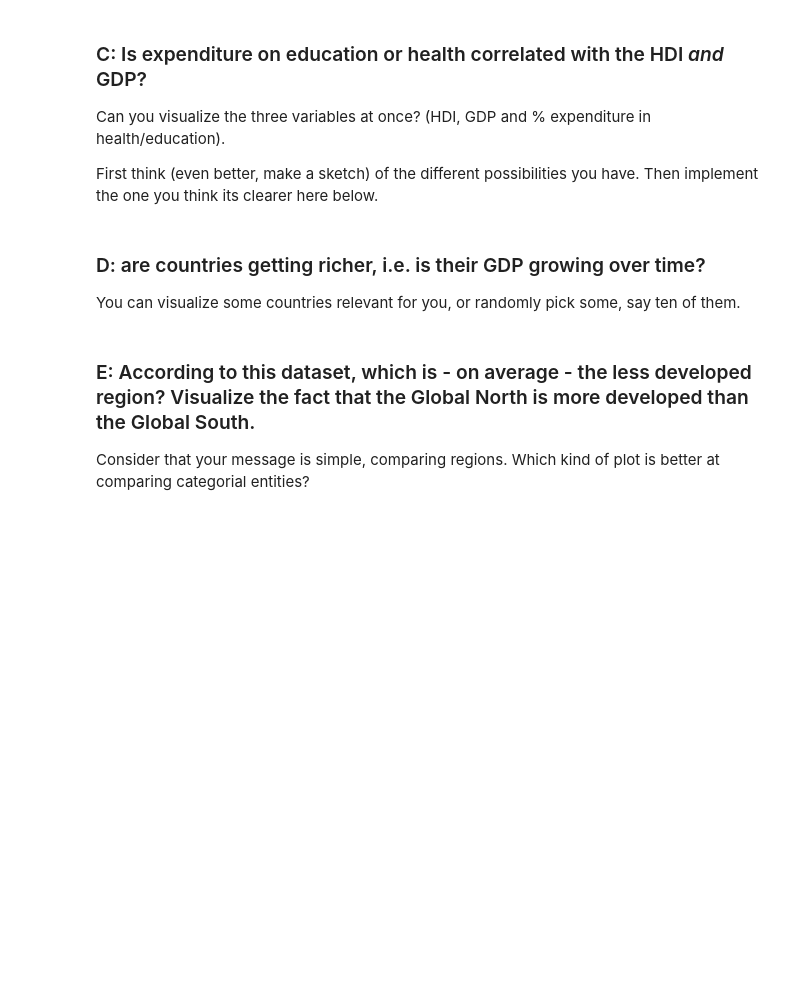
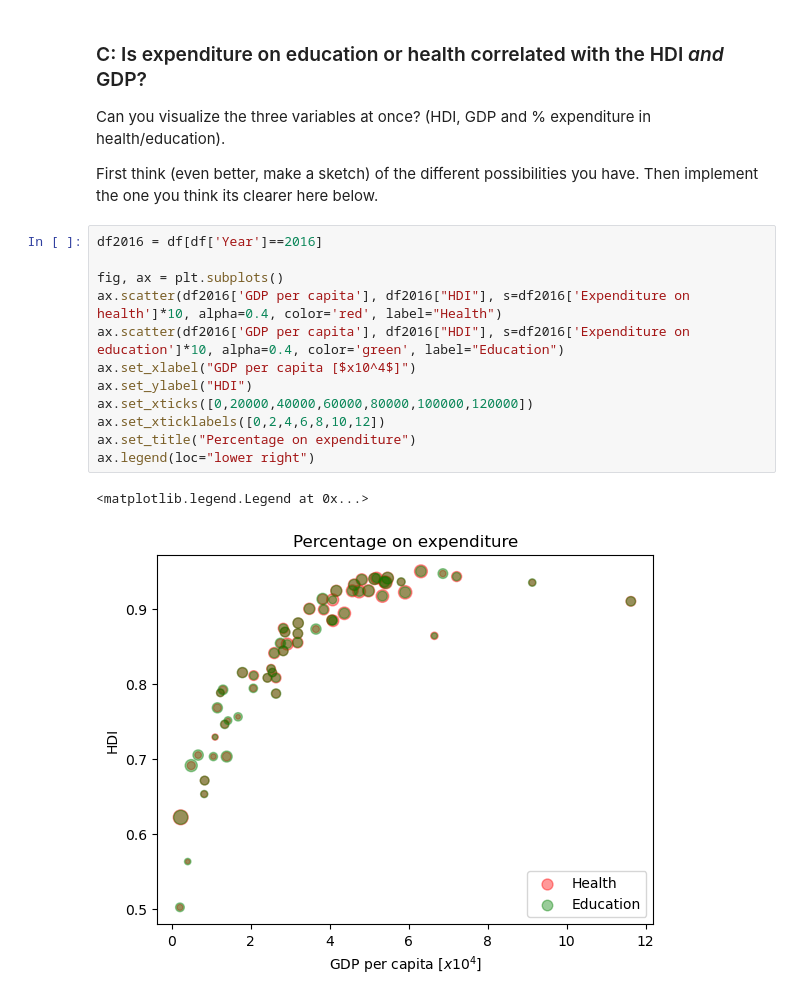
Before and after one commit to aspp-latam/2023-mexico-data-visualization, a Jupyter notebook: exercise-2.ipynb, the cells around one changed output. Saved outputs shown, nothing was run; the diff lists cells and outputs as text; blank space fills up the shorter version.

```diff
--- a/exercise-2.ipynb
+++ b/exercise-2.ipynb
@@ -88,11 +84,18 @@ df[df['Country']=='Italy']
 Can you visualize the three variables at once? (HDI, GDP and % expenditure in health/education).
 
 First think (even better, make a sketch) of the different possibilities you have. Then implement the one you think its clearer here below.
-# %% [markdown]
-### D: are countries getting richer, i.e. is their GDP growing over time?
-
-You can visualize some countries relevant for you, or randomly pick some, say ten of them.
-# %% [markdown]
-### E: According to this dataset, which is - on average - the less developed region? Visualize the fact that the Global North is more developed than the Global South.
-
-Consider that your message is simple, comparing regions. Which kind of plot is better at comparing categorial entities?
+# %%
+df2016 = df[df['Year']==2016]
+
+fig, ax = plt.subplots()
+ax.scatter(df2016['GDP per capita'], df2016["HDI"], s=df2016['Expenditure on health']*10, alpha=0.4, color='red', label="Health")
+ax.scatter(df2016['GDP per capita'], df2016["HDI"], s=df2016['Expenditure on education']*10, alpha=0.4, color='green', label="Education")
+ax.set_xlabel("GDP per capita [$x10^4$]")
+ax.set_ylabel("HDI")
+ax.set_xticks([0,20000,40000,60000,80000,100000,120000])
+ax.set_xticklabels([0,2,4,6,8,10,12])
+ax.set_title("Percentage on expenditure")
+ax.legend(loc="lower right")
+# %% [output]
+<matplotlib.legend.Legend at 0x...>
+[figure, added]
```
Also changed, not shown: parts of 2 cells of this notebook.
